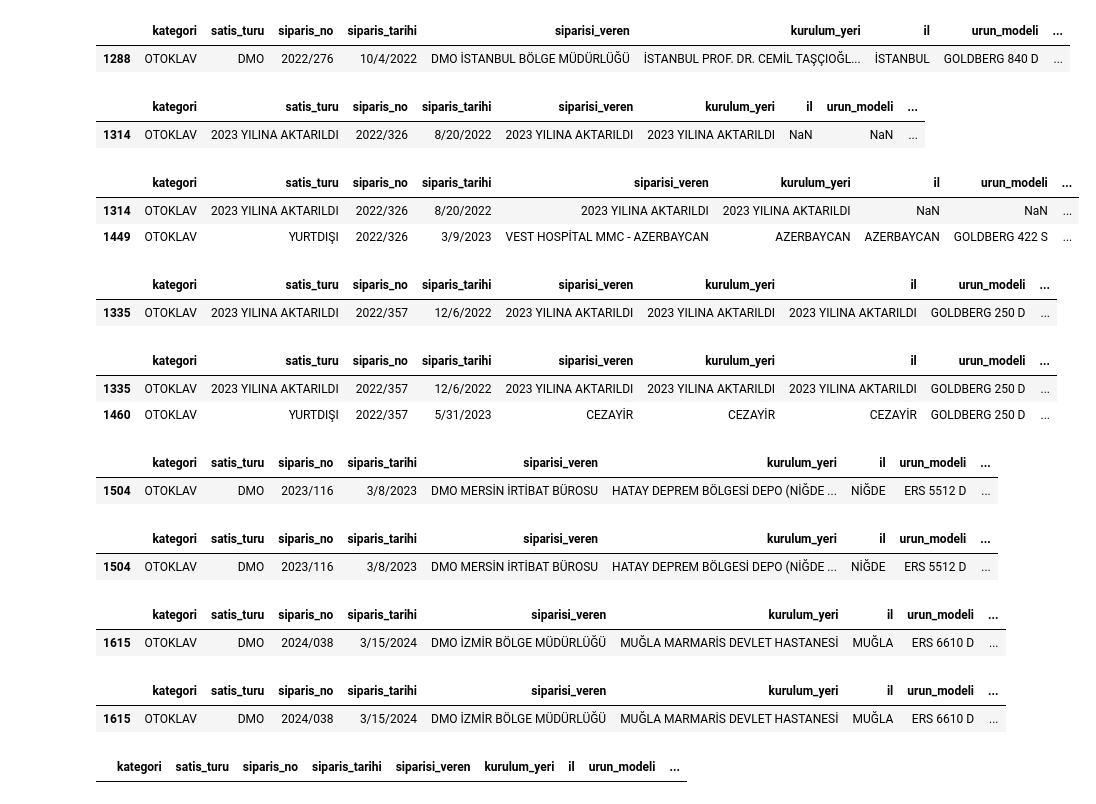
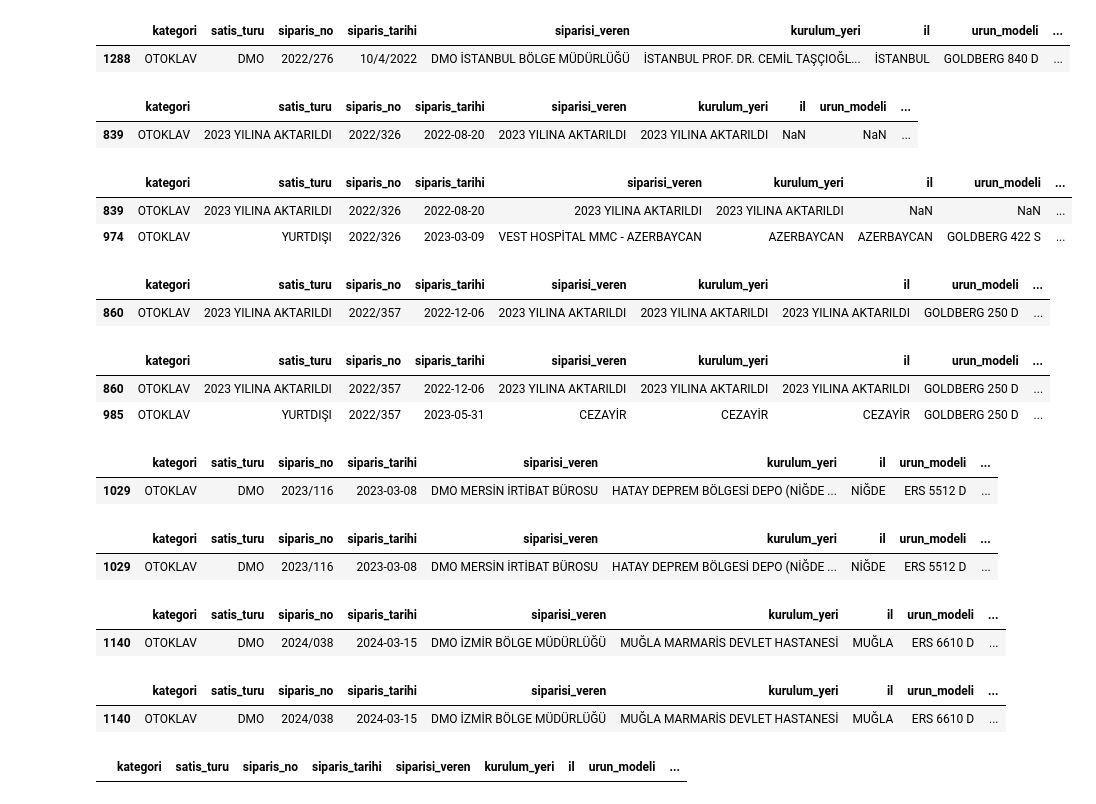
Before and after one commit to Duygu-Jones/LLM_Playground, a Jupyter notebook: 01_EDA/KATEGORILER/01_Otoklav_Oksijen/Duygu/Duygu_OTOKLAV_O2_eda-notebook.ipynb, the cells around one changed output. Cells and saved outputs as stored; diff of their text form; code cells hidden in the pictures.

```diff
--- a/01_EDA/KATEGORILER/01_Otoklav_Oksijen/Duygu/Duygu_OTOKLAV_O2_eda-notebook.ipynb
+++ b/01_EDA/KATEGORILER/01_Otoklav_Oksijen/Duygu/Duygu_OTOKLAV_O2_eda-notebook.ipynb
@@ -1898,0 +2232,10 @@ Sütun adı: teslim_tarihi
+# %%
+# Save the dataframe: df_kategori (only otoklav + oksijen)
+df_kategori.to_csv('otoklav_oksijen_data_2Kasim.csv', index=False)
+
+# Read CSV
+df_kategori_data= pd.read_csv('otoklav_oksijen_data_2Kasim.csv')
+df_kategori = df_kategori_data.copy()
+
+print(df_kategori.shape)
+df_kategori.head(2)
@@ -1942,46 +2400,46 @@ df[df['seri_no'] == '2022/01-086']
 |  | kategori | satis_turu | siparis_no | siparis_tarihi | siparisi_veren | kurulum_yeri | il | urun_modeli | ... |
 | 1288 | OTOKLAV | DMO | 2022/276 | 10/4/2022 | DMO İSTANBUL BÖLGE MÜDÜRLÜĞÜ | İSTANBUL PROF. DR. CEMİL TAŞÇIOĞL... | İSTANBUL | GOLDBERG 840 D | ... |
 # %%
-df[df['irsaliye_tarihi'] == 'kazan yok - nerede']
+df_kategori[df_kategori['irsaliye_tarihi'] == 'kazan yok - nerede']
 # %% [output]
 |  | kategori | satis_turu | siparis_no | siparis_tarihi | siparisi_veren | kurulum_yeri | il | urun_modeli | ... |
-| 1314 | OTOKLAV | 2023 YILINA AKTARILDI | 2022/326 | 8/20/2022 | 2023 YILINA AKTARILDI | 2023 YILINA AKTARILDI | NaN | NaN | ... |
+| 839 | OTOKLAV | 2023 YILINA AKTARILDI | 2022/326 | 2022-08-20 | 2023 YILINA AKTARILDI | 2023 YILINA AKTARILDI | NaN | NaN | ... |
 # %%
-df[df['siparis_no'] == '2022/326']
+df_kategori[df_kategori['siparis_no'] == '2022/326']
 # %% [output]
 |  | kategori | satis_turu | siparis_no | siparis_tarihi | siparisi_veren | kurulum_yeri | il | urun_modeli | ... |
-| 1314 | OTOKLAV | 2023 YILINA AKTARILDI | 2022/326 | 8/20/2022 | 2023 YILINA AKTARILDI | 2023 YILINA AKTARILDI | NaN | NaN | ... |
-| 1449 | OTOKLAV | YURTDIŞI | 2022/326 | 3/9/2023 | VEST HOSPİTAL MMC - AZERBAYCAN | AZERBAYCAN | AZERBAYCAN | GOLDBERG 422 S | ... |
+| 839 | OTOKLAV | 2023 YILINA AKTARILDI | 2022/326 | 2022-08-20 | 2023 YILINA AKTARILDI | 2023 YILINA AKTARILDI | NaN | NaN | ... |
+| 974 | OTOKLAV | YURTDIŞI | 2022/326 | 2023-03-09 | VEST HOSPİTAL MMC - AZERBAYCAN | AZERBAYCAN | AZERBAYCAN | GOLDBERG 422 S | ... |
 # %%
-df[df['irsaliye_tarihi'] == 'DUBAİ FUARA GİDİP GELDİ VE CEZAYİRE SATILDI.']
+df_kategori[df_kategori['irsaliye_tarihi'] == 'DUBAİ FUARA GİDİP GELDİ VE CEZAYİRE SATILDI.']
 # %% [output]
 |  | kategori | satis_turu | siparis_no | siparis_tarihi | siparisi_veren | kurulum_yeri | il | urun_modeli | ... |
-| 1335 | OTOKLAV | 2023 YILINA AKTARILDI | 2022/357 | 12/6/2022 | 2023 YILINA AKTARILDI | 2023 YILINA AKTARILDI | 2023 YILINA AKTARILDI | GOLDBERG 250 D | ... |
+| 860 | OTOKLAV | 2023 YILINA AKTARILDI | 2022/357 | 2022-12-06 | 2023 YILINA AKTARILDI | 2023 YILINA AKTARILDI | 2023 YILINA AKTARILDI | GOLDBERG 250 D | ... |
 # %%
-df[df['seri_no'] == '2022/01-190']
+df_kategori[df_kategori['seri_no'] == '2022/01-190']
 # %% [output]
 |  | kategori | satis_turu | siparis_no | siparis_tarihi | siparisi_veren | kurulum_yeri | il | urun_modeli | ... |
-| 1335 | OTOKLAV | 2023 YILINA AKTARILDI | 2022/357 | 12/6/2022 | 2023 YILINA AKTARILDI | 2023 YILINA AKTARILDI | 2023 YILINA AKTARILDI | GOLDBERG 250 D | ... |
-| 1460 | OTOKLAV | YURTDIŞI | 2022/357 | 5/31/2023 | CEZAYİR | CEZAYİR | CEZAYİR | GOLDBERG 250 D | ... |
+| 860 | OTOKLAV | 2023 YILINA AKTARILDI | 2022/357 | 2022-12-06 | 2023 YILINA AKTARILDI | 2023 YILINA AKTARILDI | 2023 YILINA AKTARILDI | GOLDBERG 250 D | ... |
+| 985 | OTOKLAV | YURTDIŞI | 2022/357 | 2023-05-31 | CEZAYİR | CEZAYİR | CEZAYİR | GOLDBERG 250 D | ... |
 # %%
 # 'irsaliye_tarihi' sütununda belirtilen ifadeyi içeren satırları filtreleme
-df[df['irsaliye_tarihi'].str.contains('NOT: DEPREM BÖLGESİ', na=False, case=False)]
+df_kategori[df_kategori['irsaliye_tarihi'].str.contains('NOT: DEPREM BÖLGESİ', na=False, case=False)]
 # %% [output]
 |  | kategori | satis_turu | siparis_no | siparis_tarihi | siparisi_veren | kurulum_yeri | il | urun_modeli | ... |
-| 1504 | OTOKLAV | DMO | 2023/116 | 3/8/2023 | DMO MERSİN İRTİBAT BÜROSU | HATAY DEPREM BÖLGESİ DEPO (NİĞDE ... | NİĞDE | ERS 5512 D | ... |
+| 1029 | OTOKLAV | DMO | 2023/116 | 2023-03-08 | DMO MERSİN İRTİBAT BÜROSU | HATAY DEPREM BÖLGESİ DEPO (NİĞDE ... | NİĞDE | ERS 5512 D | ... |
 # %%
-df[df['seri_no'] == '2023/01-038']
+df_kategori[df_kategori['seri_no'] == '2023/01-038']
 # %% [output]
 |  | kategori | satis_turu | siparis_no | siparis_tarihi | siparisi_veren | kurulum_yeri | il | urun_modeli | ... |
-| 1504 | OTOKLAV | DMO | 2023/116 | 3/8/2023 | DMO MERSİN İRTİBAT BÜROSU | HATAY DEPREM BÖLGESİ DEPO (NİĞDE ... | NİĞDE | ERS 5512 D | ... |
+| 1029 | OTOKLAV | DMO | 2023/116 | 2023-03-08 | DMO MERSİN İRTİBAT BÜROSU | HATAY DEPREM BÖLGESİ DEPO (NİĞDE ... | NİĞDE | ERS 5512 D | ... |
 # %%
-df[df['irsaliye_tarihi'] == 'SİPARİŞİ GELMEDİ']
+df_kategori[df_kategori['irsaliye_tarihi'] == 'SİPARİŞİ GELMEDİ']
 # %% [output]
 |  | kategori | satis_turu | siparis_no | siparis_tarihi | siparisi_veren | kurulum_yeri | il | urun_modeli | ... |
-| 1615 | OTOKLAV | DMO | 2024/038 | 3/15/2024 | DMO İZMİR BÖLGE MÜDÜRLÜĞÜ | MUĞLA MARMARİS DEVLET HASTANESİ | MUĞLA | ERS 6610 D | ... |
+| 1140 | OTOKLAV | DMO | 2024/038 | 2024-03-15 | DMO İZMİR BÖLGE MÜDÜRLÜĞÜ | MUĞLA MARMARİS DEVLET HASTANESİ | MUĞLA | ERS 6610 D | ... |
 # %%
-df[df['seri_no'] == '2024/01-068']
+df_kategori[df_kategori['seri_no'] == '2024/01-068']
 # %% [output]
 |  | kategori | satis_turu | siparis_no | siparis_tarihi | siparisi_veren | kurulum_yeri | il | urun_modeli | ... |
-| 1615 | OTOKLAV | DMO | 2024/038 | 3/15/2024 | DMO İZMİR BÖLGE MÜDÜRLÜĞÜ | MUĞLA MARMARİS DEVLET HASTANESİ | MUĞLA | ERS 6610 D | ... |
+| 1140 | OTOKLAV | DMO | 2024/038 | 2024-03-15 | DMO İZMİR BÖLGE MÜDÜRLÜĞÜ | MUĞLA MARMARİS DEVLET HASTANESİ | MUĞLA | ERS 6610 D | ... |
 # %%
```
Also changed, not shown: parts of 58 cells of this notebook, 1 other file.
